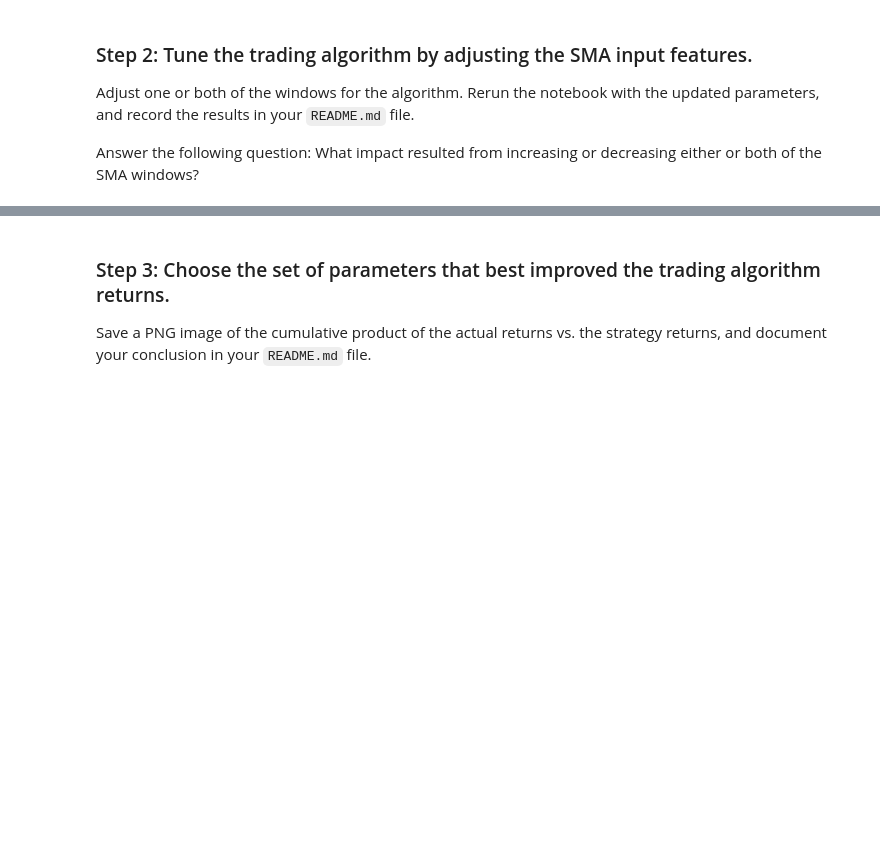
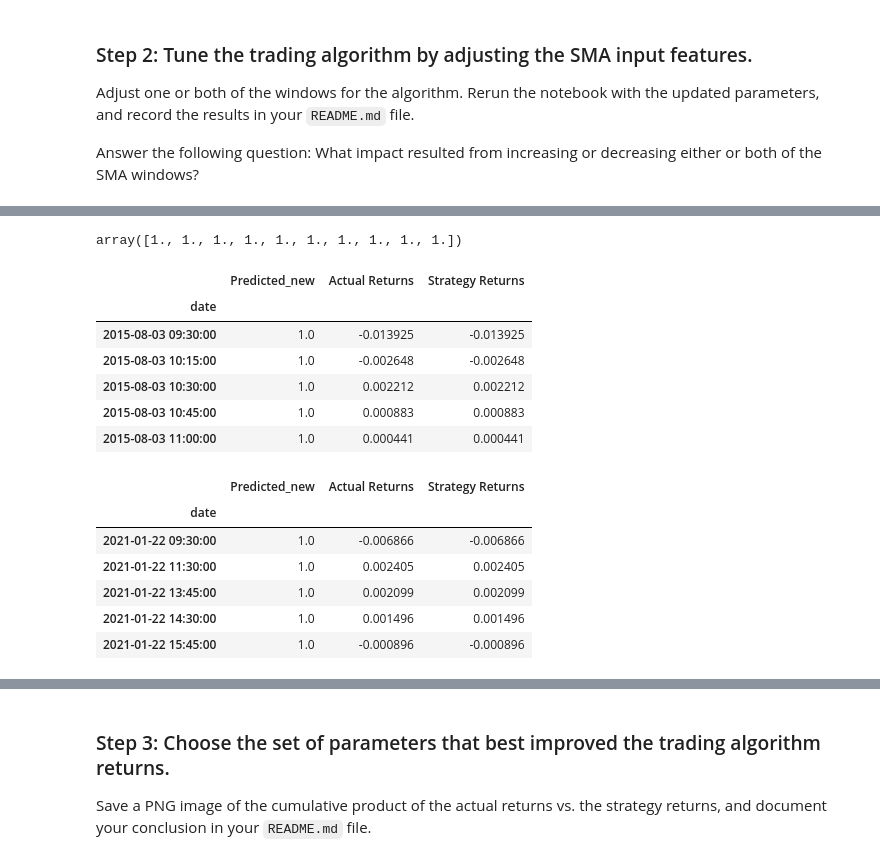
Before and after one commit to srn1358/Algorithmic-Trading, a Jupyter notebook: machine_learning_trading_bot.ipynb, the cells around one changed output, grey strips where cells are left out. Cells and saved outputs as stored; diff of their text form; code cells hidden in the pictures; blank space fills up the shorter version.

```diff
--- a/machine_learning_trading_bot.ipynb
+++ b/machine_learning_trading_bot.ipynb
@@ -480,0 +612,59 @@ Answer the following question: What impact resulted from increasing or decreasin
+# %%
+# Scale the features DataFrames
+
+# Create a StandardScaler instance
+scaler = StandardScaler()
+
+# Apply the scaler model to fit the X-train data
+X_scaler = scaler.fit(X_train)
+
+# Transform the X_train and X_test DataFrames using the X_scaler
+X_train_scaled = X_scaler.transform(X_train)
+X_test_scaled = X_scaler.transform(X_test)
+# %%
+# From SVM, instantiate SVC classifier model instance
+svm_model = svm.SVC()
+
+# Fit the model to the data using the training data
+svm_model =svm_model.fit(X_train_scaled, y_train)
+
+# Use the testing data to make the model predictions
+svm_pred = svm_model.predict(X_test_scaled)
+
+# Review the model's predicted values
+svm_pred[:10]
+# %% [output]
+array([1., 1., 1., 1., 1., 1., 1., 1., 1., 1.])
+# %%
+# Create a new empty predictions DataFrame.
+
+# Create a predictions DataFrame
+predictions_df = pd.DataFrame(index=X_test.index)
+
+# Add the SVM model predictions to the DataFrame
+predictions_df['Predicted_new'] = svm_pred
+
+# Add the actual returns to the DataFrame
+predictions_df['Actual Returns'] = signals_df["Actual Returns"]
+
+# Add the strategy returns to the DataFrame
+predictions_df['Strategy Returns'] = predictions_df["Actual Returns"] * predictions_df['Predicted_new']
+
+# Review the DataFrame
+display(predictions_df.head())
+display(predictions_df.tail())
+# %% [output]
+|  | Predicted_new | Actual Returns | Strategy Returns |
+| date |  |  |  |
+| 2015-08-03 09:30:00 | 1.0 | -0.013925 | -0.013925 |
+| 2015-08-03 10:15:00 | 1.0 | -0.002648 | -0.002648 |
+| 2015-08-03 10:30:00 | 1.0 | 0.002212 | 0.002212 |
+| 2015-08-03 10:45:00 | 1.0 | 0.000883 | 0.000883 |
+| 2015-08-03 11:00:00 | 1.0 | 0.000441 | 0.000441 |
+|  | Predicted_new | Actual Returns | Strategy Returns |
+| date |  |  |  |
+| 2021-01-22 09:30:00 | 1.0 | -0.006866 | -0.006866 |
+| 2021-01-22 11:30:00 | 1.0 | 0.002405 | 0.002405 |
+| 2021-01-22 13:45:00 | 1.0 | 0.002099 | 0.002099 |
+| 2021-01-22 14:30:00 | 1.0 | 0.001496 | 0.001496 |
+| 2021-01-22 15:45:00 | 1.0 | -0.000896 | -0.000896 |
```
Also changed, not shown: parts of 13 cells of this notebook, 1 other file.
